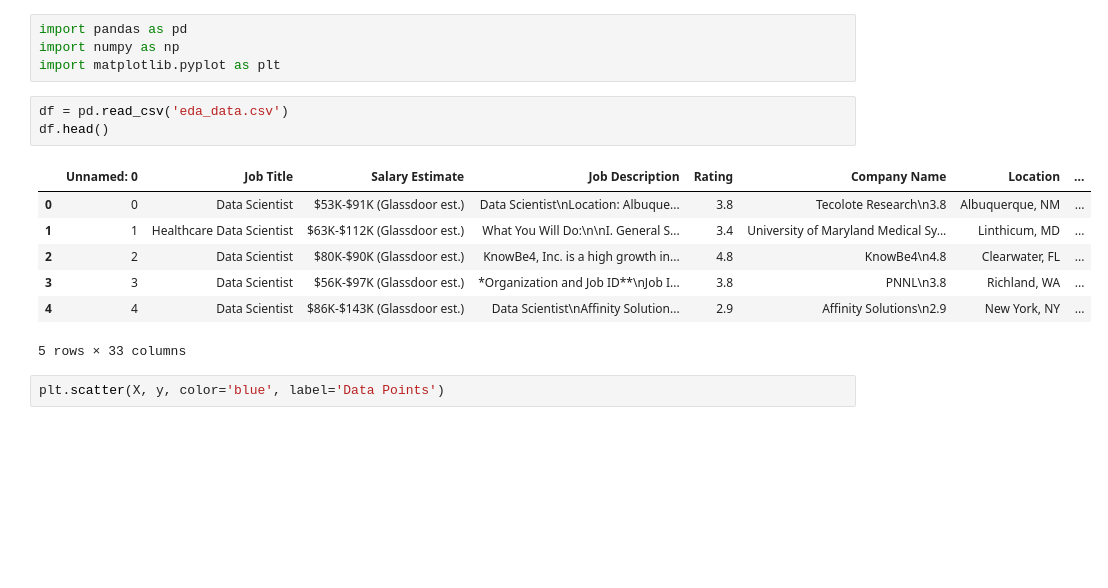
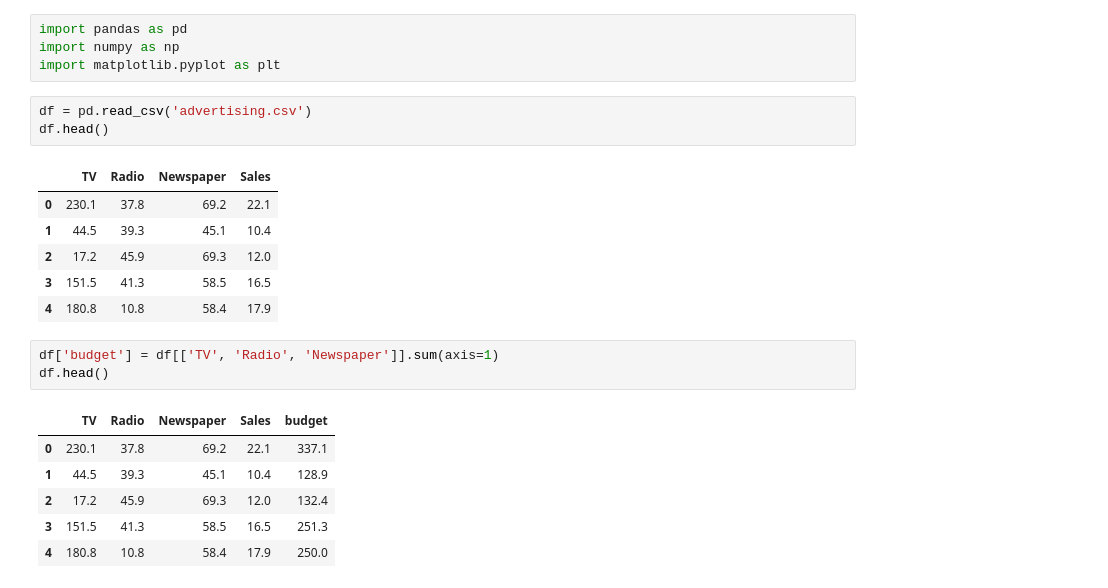
Before and after one commit to Hariprasaath01/UOM-AI-Sessions, a Jupyter notebook: Session 4/LinearRegress.ipynb, the cells around one changed output. Drawn from its saved outputs; the diff is of its cells as text; blank space fills up the shorter version.

Commit message:
Linear Rregression data

```diff
--- a/Session 4/LinearRegress.ipynb
+++ b/Session 4/LinearRegress.ipynb
@@ -3,15 +3,22 @@ import pandas as pd
 import numpy as np
 import matplotlib.pyplot as plt
 # %%
-df = pd.read_csv('eda_data.csv')
+df = pd.read_csv('advertising.csv')
 df.head()
 # %% [output]
-|  | Unnamed: 0 | Job Title | Salary Estimate | Job Description | Rating | Company Name | Location | ... |
-| 0 | 0 | Data Scientist | $53K-$91K (Glassdoor est.) | Data Scientist\nLocation: Albuque... | 3.8 | Tecolote Research\n3.8 | Albuquerque, NM | ... |
-| 1 | 1 | Healthcare Data Scientist | $63K-$112K (Glassdoor est.) | What You Will Do:\n\nI. General S... | 3.4 | University of Maryland Medical Sy... | Linthicum, MD | ... |
-| 2 | 2 | Data Scientist | $80K-$90K (Glassdoor est.) | KnowBe4, Inc. is a high growth in... | 4.8 | KnowBe4\n4.8 | Clearwater, FL | ... |
-| 3 | 3 | Data Scientist | $56K-$97K (Glassdoor est.) | *Organization and Job ID**\nJob I... | 3.8 | PNNL\n3.8 | Richland, WA | ... |
-| 4 | 4 | Data Scientist | $86K-$143K (Glassdoor est.) | Data Scientist\nAffinity Solution... | 2.9 | Affinity Solutions\n2.9 | New York, NY | ... |
+|  | TV | Radio | Newspaper | Sales |
+| 0 | 230.1 | 37.8 | 69.2 | 22.1 |
+| 1 | 44.5 | 39.3 | 45.1 | 10.4 |
+| 2 | 17.2 | 45.9 | 69.3 | 12.0 |
+| 3 | 151.5 | 41.3 | 58.5 | 16.5 |
+| 4 | 180.8 | 10.8 | 58.4 | 17.9 |
-5 rows × 33 columns
 # %%
-plt.scatter(X, y, color='blue', label='Data Points')
+df['budget'] = df[['TV', 'Radio', 'Newspaper']].sum(axis=1)
+df.head()
+# %% [output]
+|  | TV | Radio | Newspaper | Sales | budget |
+| 0 | 230.1 | 37.8 | 69.2 | 22.1 | 337.1 |
+| 1 | 44.5 | 39.3 | 45.1 | 10.4 | 128.9 |
+| 2 | 17.2 | 45.9 | 69.3 | 12.0 | 132.4 |
+| 3 | 151.5 | 41.3 | 58.5 | 16.5 | 251.3 |
+| 4 | 180.8 | 10.8 | 58.4 | 17.9 | 250.0 |
```
Also changed, not shown: parts of 5 cells of this notebook, 2 other files.
